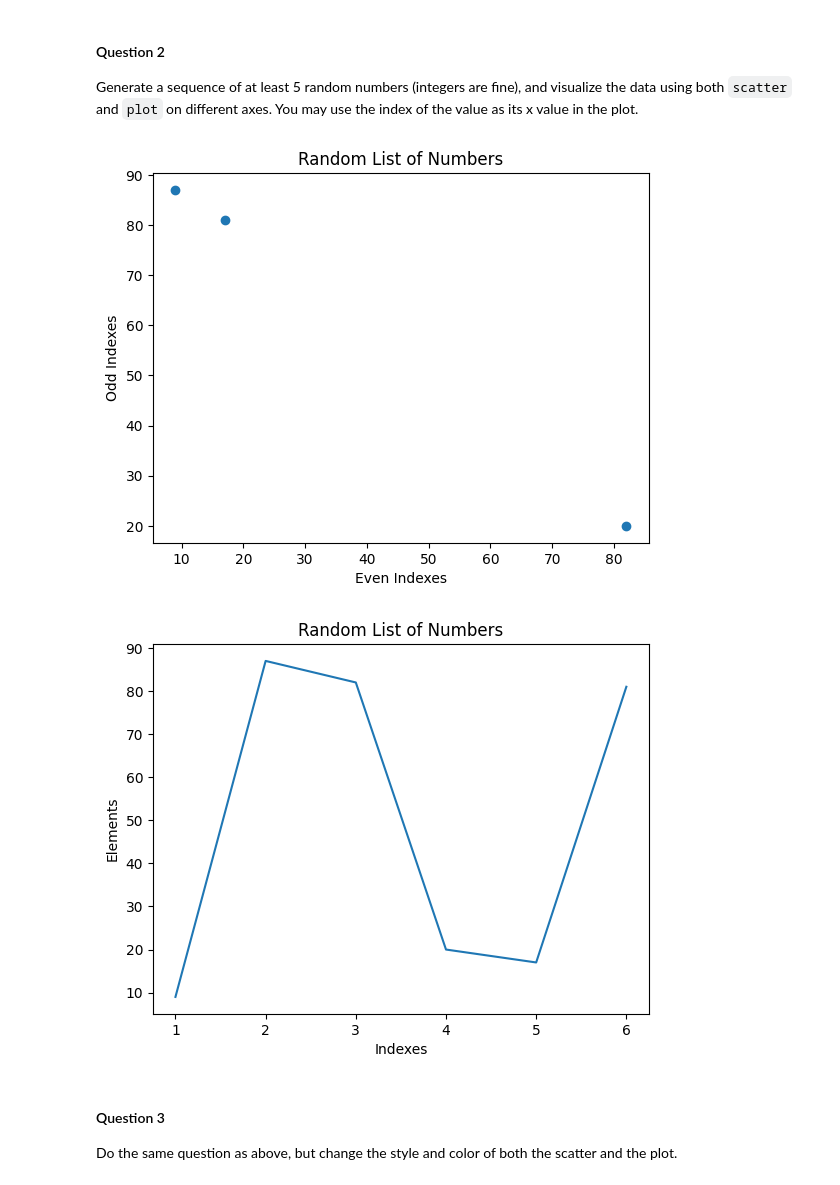
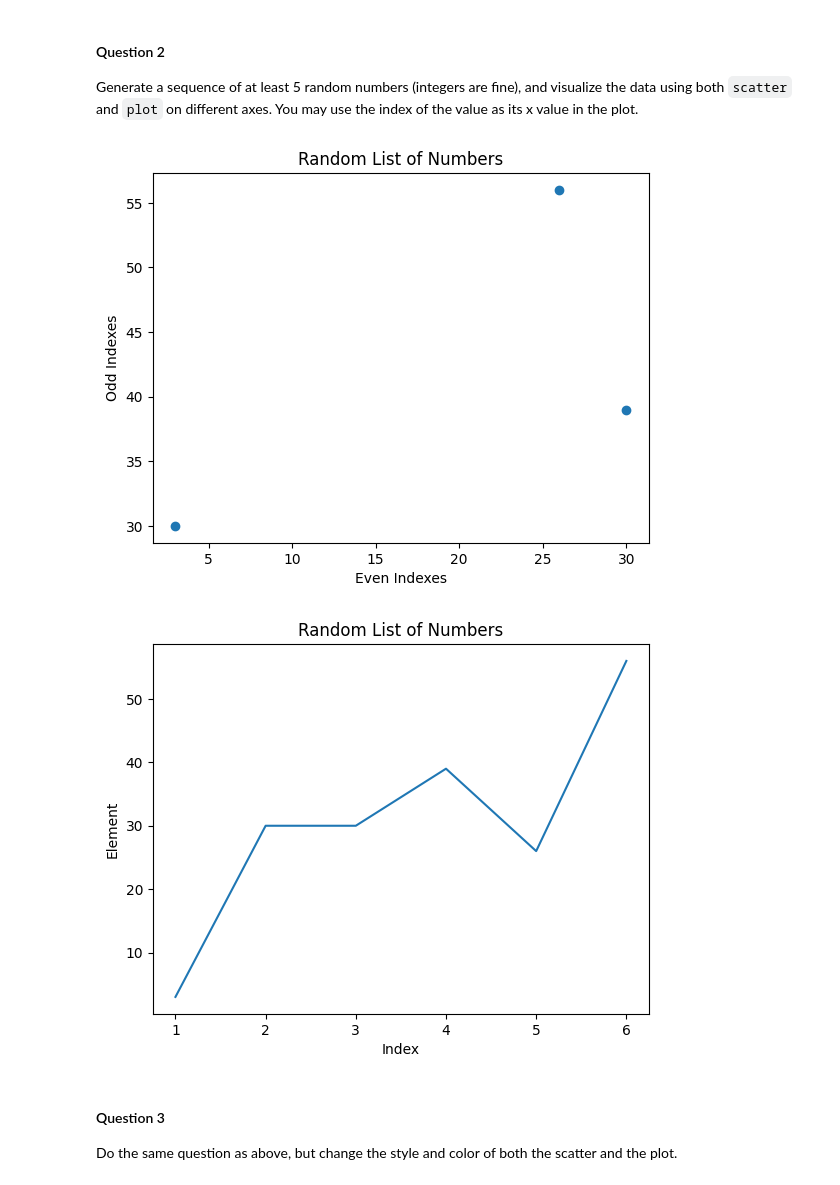
Before and after one commit to crsellinger/CS44620-module3, a Jupyter notebook: pyplot.ipynb, the cells around one changed output. Saved outputs shown, nothing was run; the diff lists cells and outputs as text; code cells hidden in the pictures.

```diff
--- a/pyplot.ipynb
+++ b/pyplot.ipynb
@@ -44,20 +44,20 @@ Generate a sequence of at least 5 random numbers (integers are fine), and visual
 # %%
 rand_ints = [rdm.randint(1,100) for i in range(0,6)]
 
 plt.scatter(rand_ints[0::2], rand_ints[1::2])
 plt.ylabel("Odd Indexes")
 plt.xlabel("Even Indexes")
 plt.title("Random List of Numbers")
 plt.show()
 
 plt.plot(range(1,len(rand_ints)+1),rand_ints)
-plt.ylabel("Elements")
-plt.xlabel("Indexes")
+plt.ylabel("Element")
+plt.xlabel("Index")
 plt.title("Random List of Numbers")
 plt.show()
 # %% [output]
-[figure, old version]
+[figure, new version]
-[figure, old version]
+[figure, new version]
 # %% [markdown]
 #### Question 3
 
```
Also changed, not shown: parts of 2 cells of this notebook.
